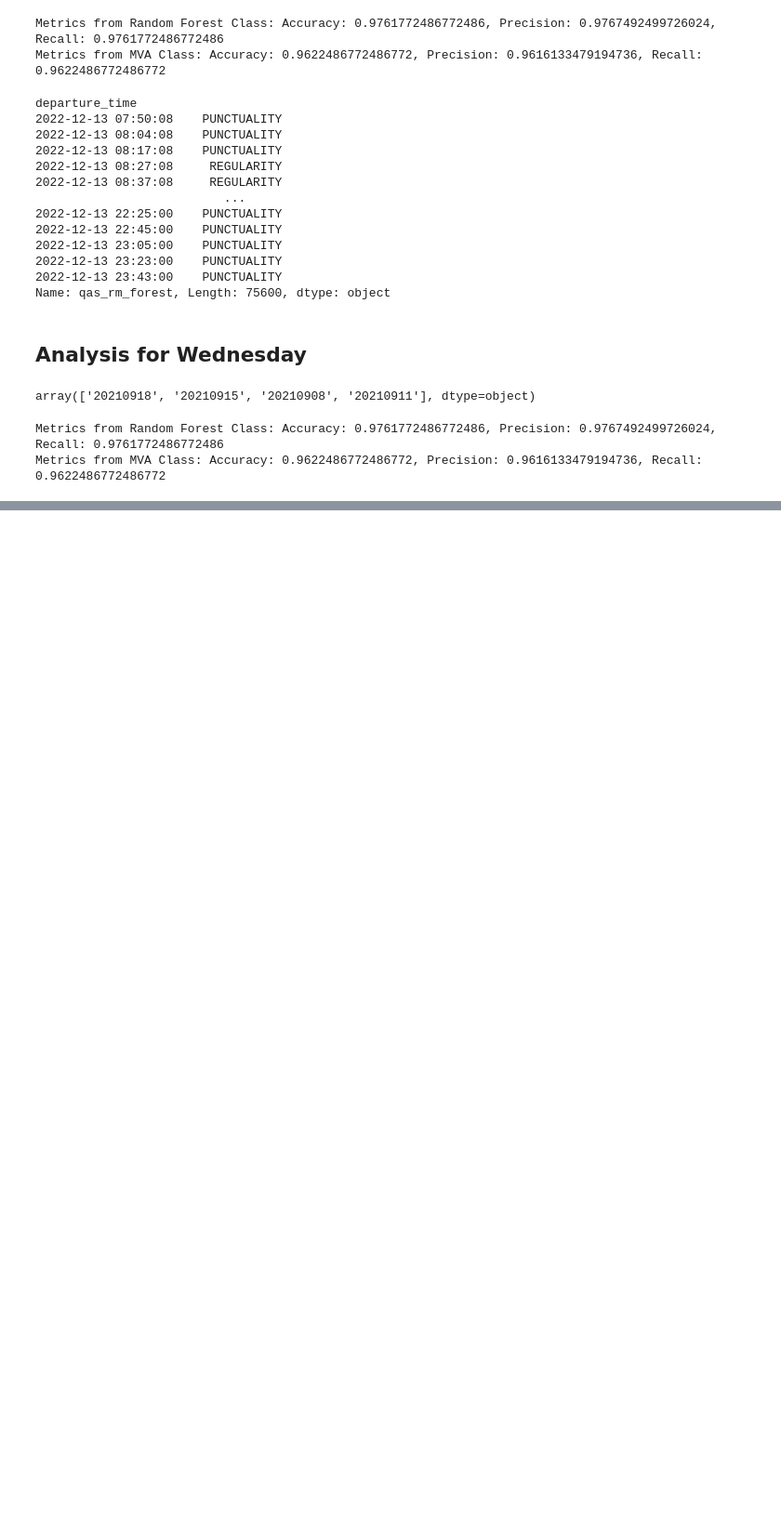
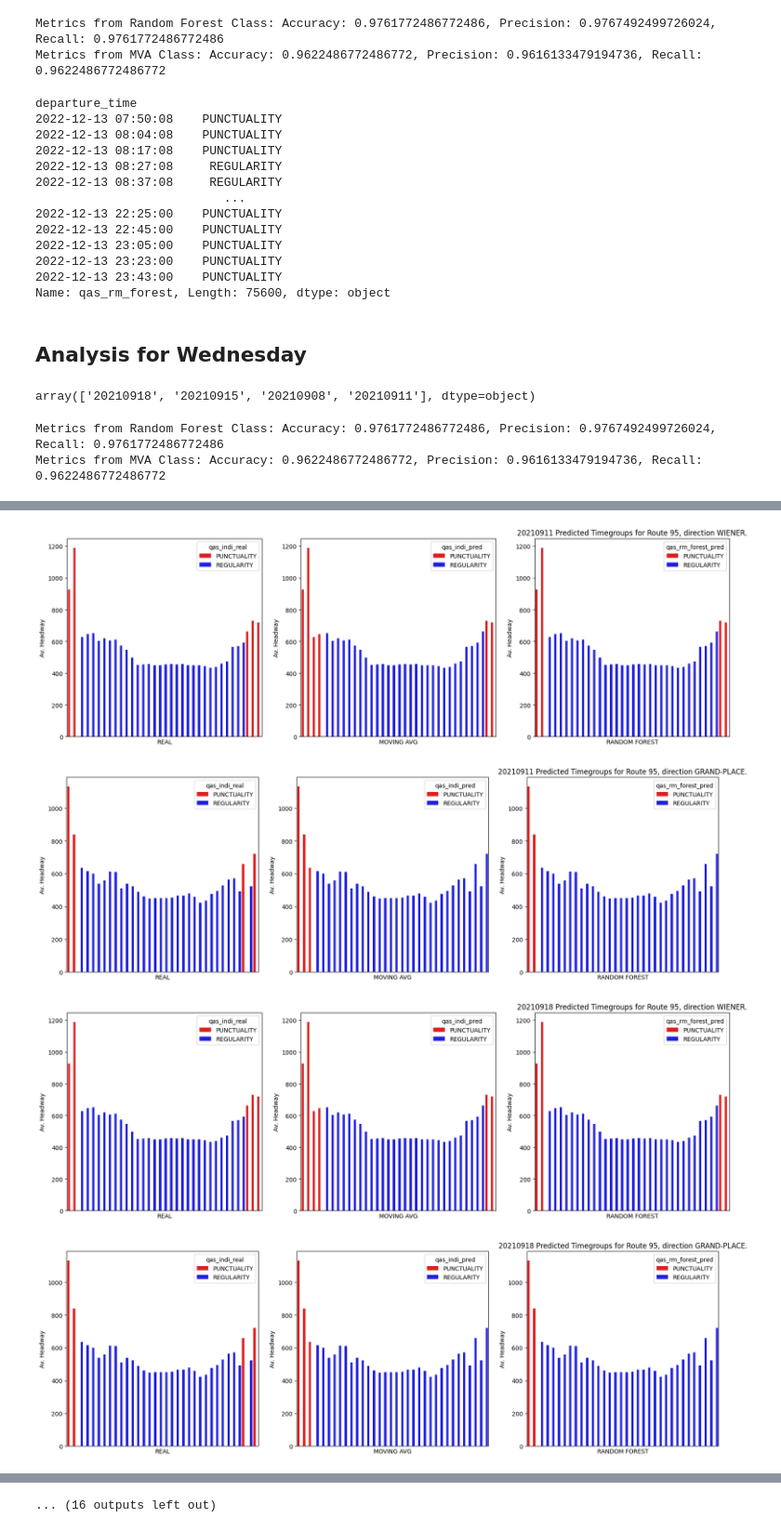
Before and after one commit to Action52/hack_my_ride, a Jupyter notebook: Solving Point 1 Punctuality vs Regularity Analysis.ipynb, the cells around one changed output, grey strips where cells are left out. Shown at 93% size. Cells and saved outputs as stored; diff of their text form; code cells hidden in the pictures; blank space fills up the shorter version.

```diff
--- a/Solving Point 1 Punctuality vs Regularity Analysis.ipynb
+++ b/Solving Point 1 Punctuality vs Regularity Analysis.ipynb
@@ -141,6 +141,13 @@ departure_time
 Name: qas_rm_forest, Length: 75600, dtype: object
 # %% [markdown]
 ## Analysis for Wednesday
+# %%
+from hmr_utils import *
+import gtfs_kit as gk
+from pathlib import Path
+data_folder = '/Users/alfredo.leon/Desktop/DataMiningProject/Project Data-20221021/'
+path = Path(data_folder+"gtfs3Sept.zip")
+feed = (gk.read_feed(path, dist_units='km'))
 # %%
 routes.loc[routes.route_id == '65', 'date'].unique()
 # %% [output]
@@ -173,0 +234,10 @@ sns.barplot(x=monday.index, y='headway', data=monday, hue='qas_indi_real', palet
+# %%
+for route_id in routes.route_id.unique():
+    for day in routes.date.unique():
+        for direction in routes.direction_id.unique():
+            plot_compare_classifiers(routes=routes, route_id=route_id, day=day, direction_id=direction, feed=feed)
+# %% [output]
+[figure, added]
+[figure, added]
+[figure, added]
+[figure, added]
@@ -173,0 +252 @@ sns.barplot(x=monday.index, y='headway', data=monday, hue='qas_indi_real', palet
+... (16 outputs left out)
```
Also changed, not shown: parts of 8 cells of this notebook, 1 other file.
